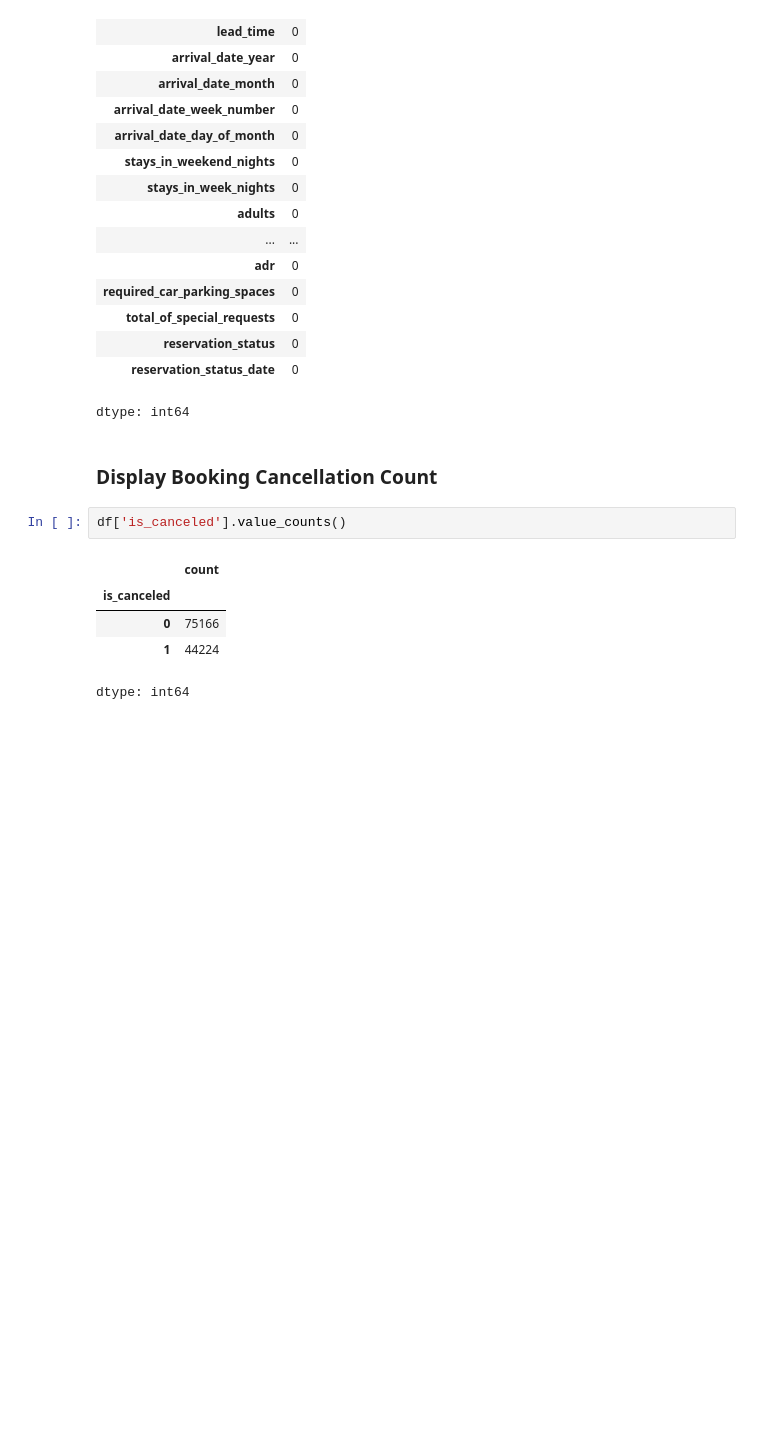
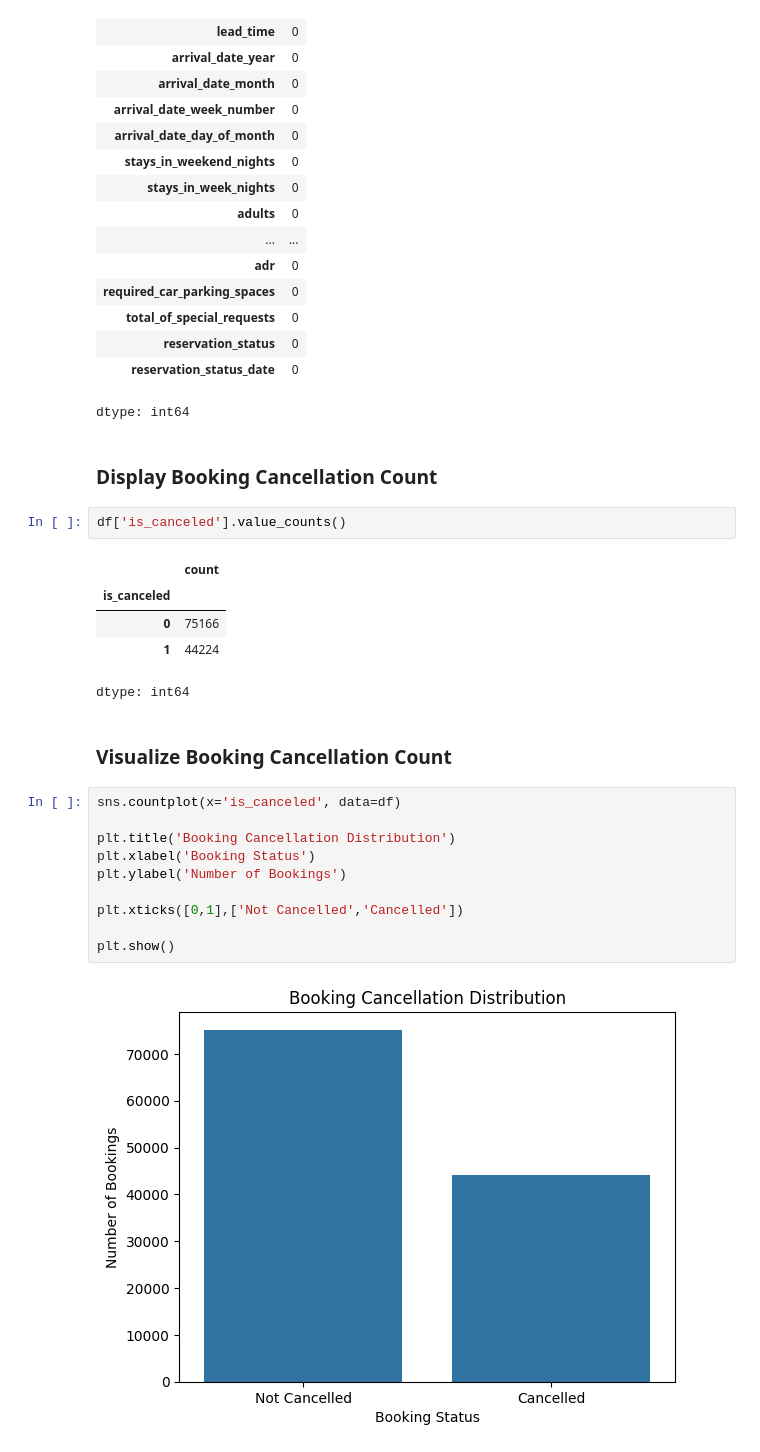
Before and after one commit to AbhishekShah272002/Deep-Learning-and-NLP, a Jupyter notebook: hotel_bookings_nlp.ipynb, the cells around one changed output. Drawn from its saved outputs; the diff is of its cells as text; blank space fills up the shorter version.

```diff
--- a/hotel_bookings_nlp.ipynb
+++ b/hotel_bookings_nlp.ipynb
@@ -105,3 +105,17 @@ df['is_canceled'].value_counts()
 | 0 | 75166 |
 | 1 | 44224 |
 dtype: int64
+# %% [markdown]
+### Visualize Booking Cancellation Count
+# %%
+sns.countplot(x='is_canceled', data=df)
+
+plt.title('Booking Cancellation Distribution')
+plt.xlabel('Booking Status')
+plt.ylabel('Number of Bookings')
+
+plt.xticks([0,1],['Not Cancelled','Cancelled'])
+
+plt.show()
+# %% [output]
+[figure, added]
```
